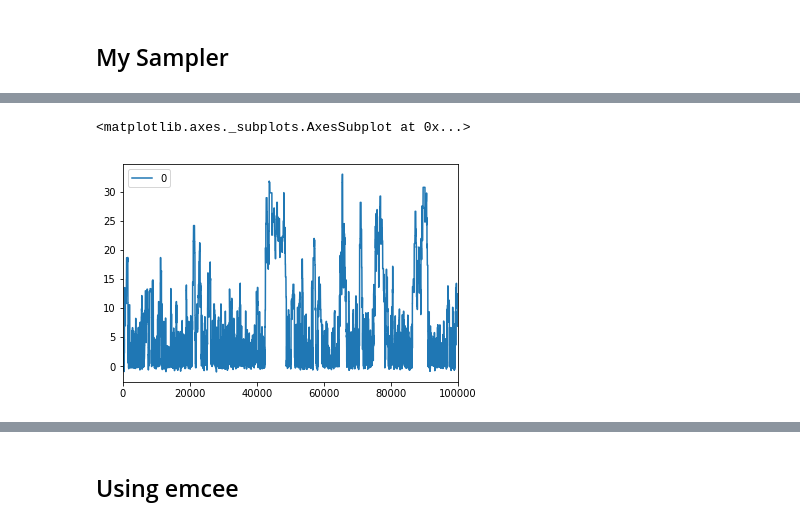
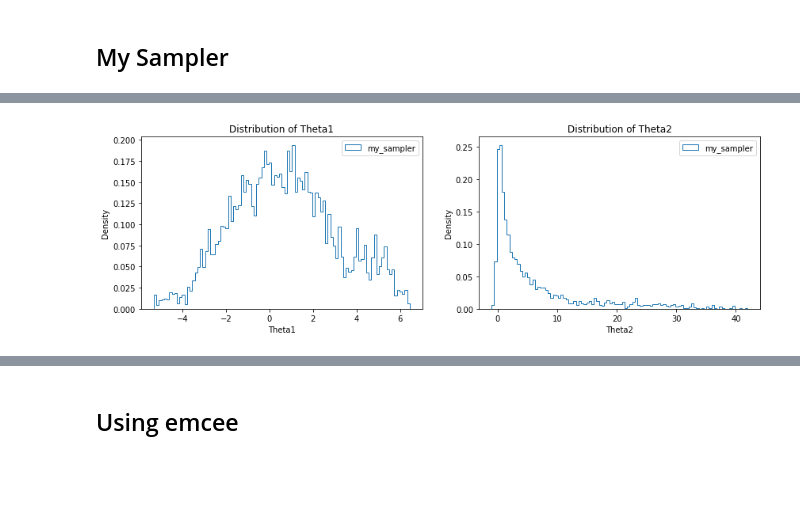
Before and after one commit to nyjgary/probabilistic-graphical-models, a Jupyter notebook: hwk4-mcmc/hwk4-mcmc-rosenbrock.ipynb, the cells around one changed output, grey strips where cells are left out. Drawn from its saved outputs; the diff is of its cells as text; code cells hidden in the pictures; blank space fills up the shorter version.

```diff
--- a/hwk4-mcmc/hwk4-mcmc-rosenbrock.ipynb
+++ b/hwk4-mcmc/hwk4-mcmc-rosenbrock.ipynb
@@ -38,0 +75,17 @@ ax.set_title('Wireframe plot of Rosenbrock Density');
+# %%
+def plot_1d_histograms(samples):
+    """ Plots histograms of each parameter's samples side-by-side.
+        Accepts an array for a single model, or a dictionary for comparison of multiple models (latter overlayed) """
+
+    fig, axes = plt.subplots(1, 2, figsize=(14, 4))
+
+    # convert input to dict if not already a dict
+    samples_dict = samples if isinstance(samples, dict) else {'my_sampler': samples}
+
+    for i, ax in enumerate(axes):
+        for sampler in samples_dict.keys():
+            ax.hist(samples_dict[sampler][:,i], bins=100, histtype='step', density=True, label=sampler)
+            ax.set_ylabel('Density')
+            ax.set_xlabel('Theta{}'.format(i+1))
+            ax.set_title('Distribution of Theta{}'.format(i+1))
+            ax.legend()
@@ -41,28 +148,6 @@ ax.set_title('Wireframe plot of Rosenbrock Density');
 # %%
 def draw_from_q(x):
-    return np.random.multivariate_normal(mean=[x[0],x[1]], cov=[[10,0],[0,10]])
+    return np.random.multivariate_normal(mean=[x[0],x[1]], cov=[[1,0],[0,5]])
-# %%
-class mySampler():
-
-    # TODO: compute acceptance proportion
-    # TODO: add burn in
-    # TODO: add multiple walkers
-
-    def __init__(self, density, proposal):
-        self.density = density
-        self.proposal = draw_from_q
-
-    def run_mcmc(self, steps, initial_x):
-        samples = []
-        x = initial_x
-        for i in range(steps):
-            r = np.random.uniform()
-            proposed_x = draw_from_q(x)
-            if lnprob(proposed_x) - lnprob(x) > np.log(r):
-                x = proposed_x
-            samples.append(x)
-        self.samples = np.array(samples)
-        return self.samples
 # %%
 my_sampler = mySampler(lnprob, draw_from_q)
-samples = my_sampler.run_mcmc(steps=10**5, initial_x=(0,0))
+my_samples, my_accept_frac = my_sampler.run_mcmc(steps=10**5, initial_x=(0,0))
@@ -82,5 +155,0 @@ pd.DataFrame(samples[:,0]).plot()
-# %%
-pd.DataFrame(samples[:,1]).plot()
-# %% [output]
-<matplotlib.axes._subplots.AxesSubplot at 0x...>
-[figure, removed]
@@ -97,0 +156,4 @@ pd.DataFrame(samples[:,1]).plot()
+# %%
+plot_1d_histograms(my_samples)
+# %% [output]
+[figure, added]
```
Also changed, not shown: parts of 25 cells of this notebook.
